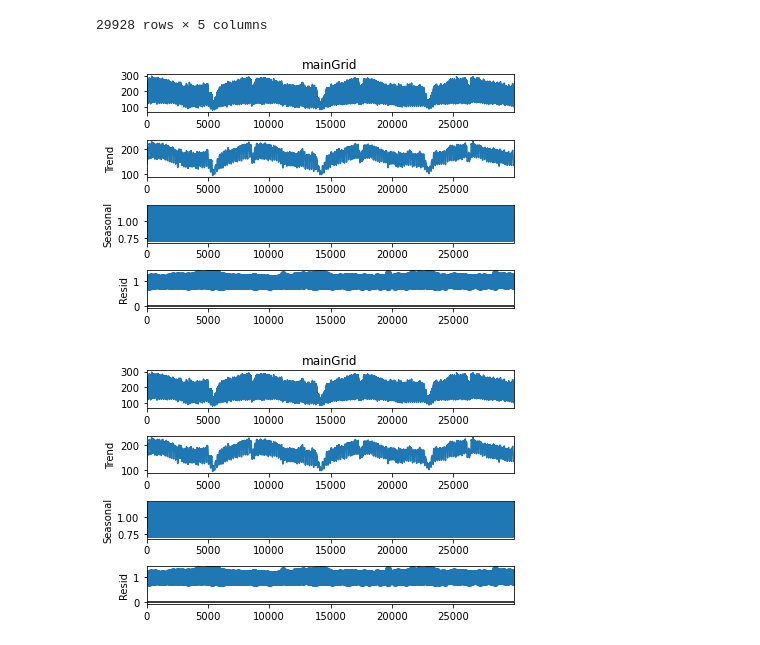
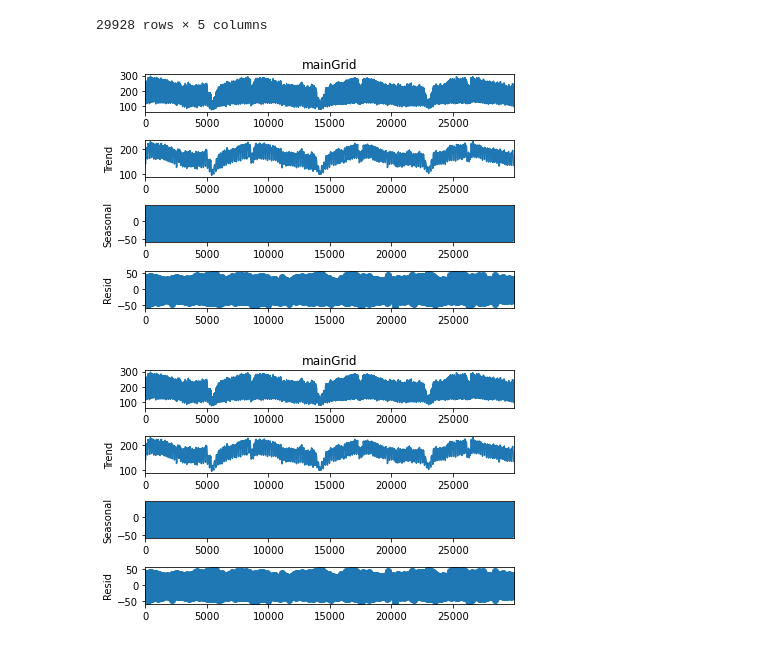
Before and after one commit to as-cal8/KDDM2-2022, a Jupyter notebook: PrepareData.ipynb, the cells around one changed output. Saved outputs shown, nothing was run; the diff lists cells and outputs as text; code cells hidden in the pictures.

```diff
--- a/PrepareData.ipynb
+++ b/PrepareData.ipynb
@@ -76,8 +76,9 @@ from statsmodels.tsa.seasonal import seasonal_decompose
 # %%
 # decompose by day
 df_test = pd.read_csv('powerSupplyStream.csv')
-decompose_result = seasonal_decompose(df_test['mainGrid'], model="multiplicative", period=24)
+main_grid = df_test['mainGrid']
+decompose_result = seasonal_decompose(main_grid, model="aditive", period=24)
 decompose_result.plot()
 # %% [output]
-[figure, old version]
+[figure, new version]
-[figure, old version]
+[figure, new version]
```
Also changed, not shown: parts of 9 cells of this notebook.
